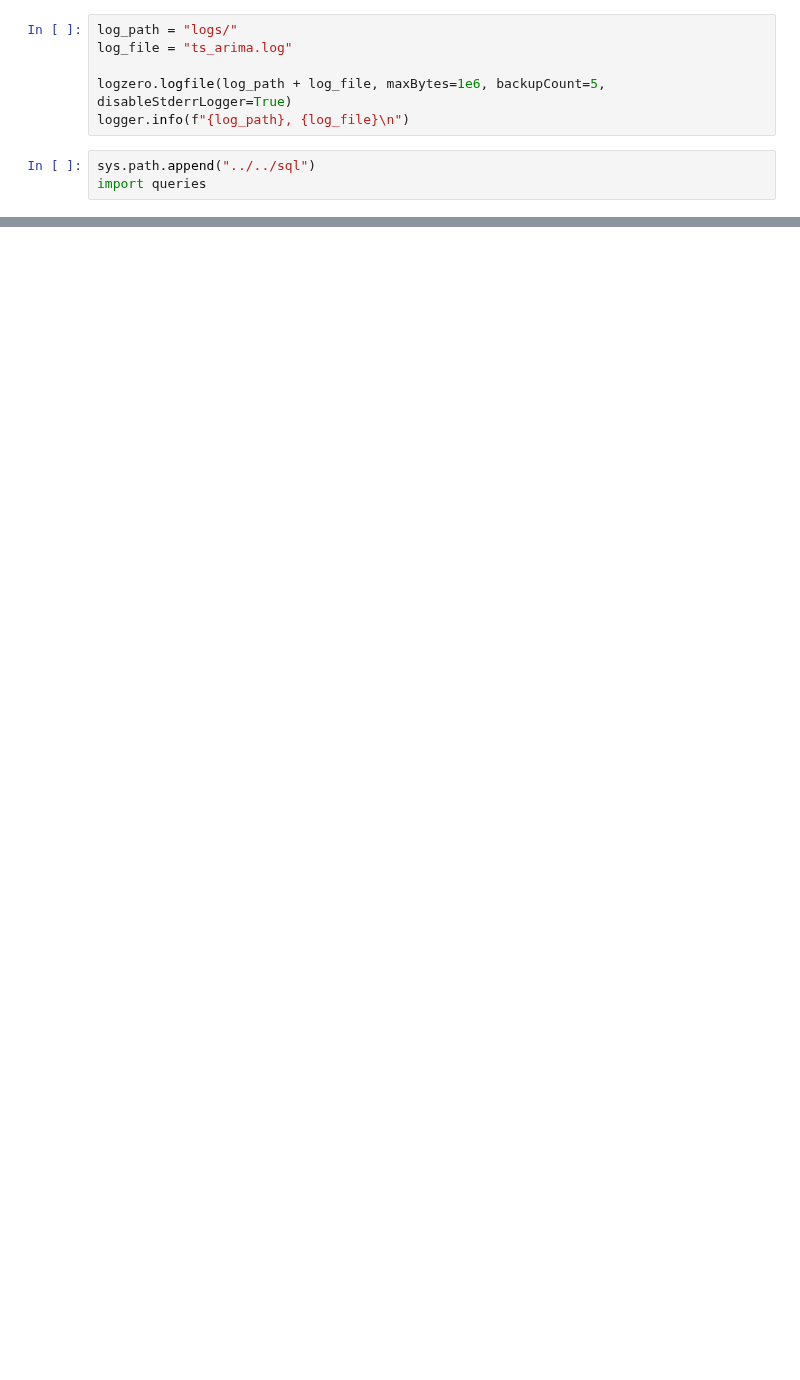
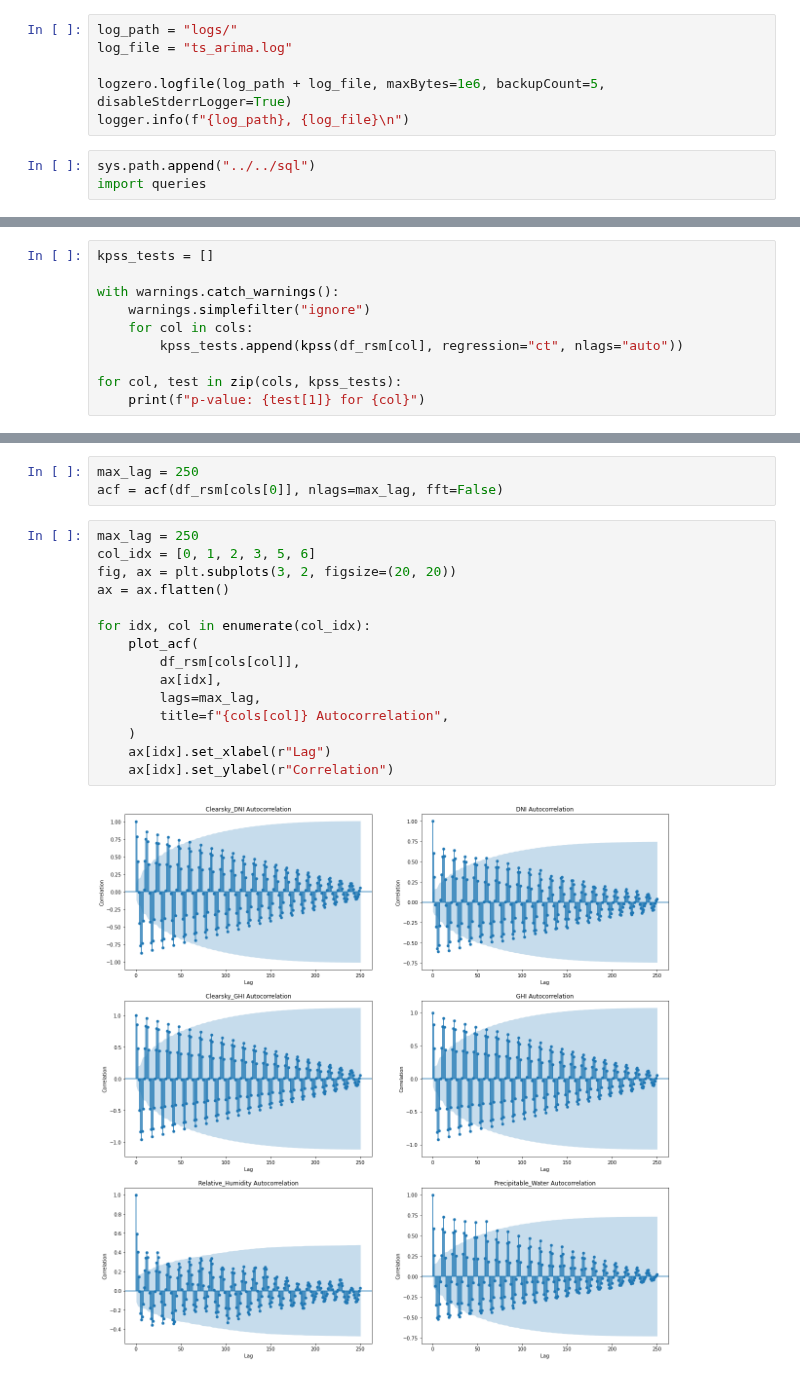
Before and after one commit to gamyers/solar-697, a Jupyter notebook: gm/notebooks/ts_arima.ipynb, the cells around one changed output, grey strips where cells are left out. Saved outputs shown, nothing was run; the diff lists cells and outputs as text; blank space fills up the shorter version.

```diff
--- a/gm/notebooks/ts_arima.ipynb
+++ b/gm/notebooks/ts_arima.ipynb
@@ -185,0 +185,10 @@ plt.show()
+# %%
+kpss_tests = []
+
+with warnings.catch_warnings():
+    warnings.simplefilter("ignore")
+    for col in cols:
+        kpss_tests.append(kpss(df_rsm[col], regression="ct", nlags="auto"))
+
+for col, test in zip(cols, kpss_tests):
+    print(f"p-value: {test[1]} for {col}")
@@ -185,0 +205,20 @@ plt.show()
+# %%
+max_lag = 250
+acf = acf(df_rsm[cols[0]], nlags=max_lag, fft=False)
+# %%
+max_lag = 250
+col_idx = [0, 1, 2, 3, 5, 6]
+fig, ax = plt.subplots(3, 2, figsize=(20, 20))
+ax = ax.flatten()
+
+for idx, col in enumerate(col_idx):
+    plot_acf(
+        df_rsm[cols[col]],
+        ax[idx],
+        lags=max_lag,
+        title=f"{cols[col]} Autocorrelation",
+    )
+    ax[idx].set_xlabel(r"Lag")
+    ax[idx].set_ylabel(r"Correlation")
+# %% [output]
+[figure, added]
```
Also changed, not shown: parts of 21 cells of this notebook, 5 other files.
